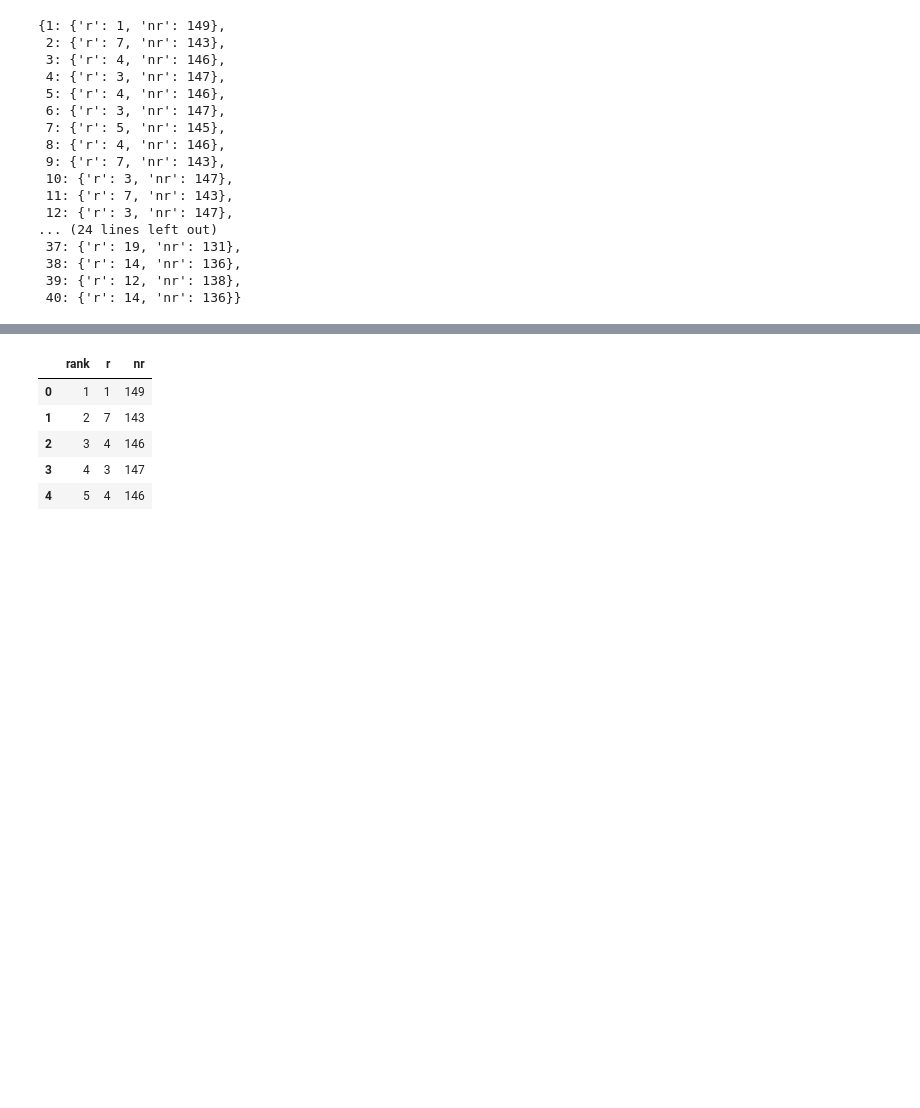
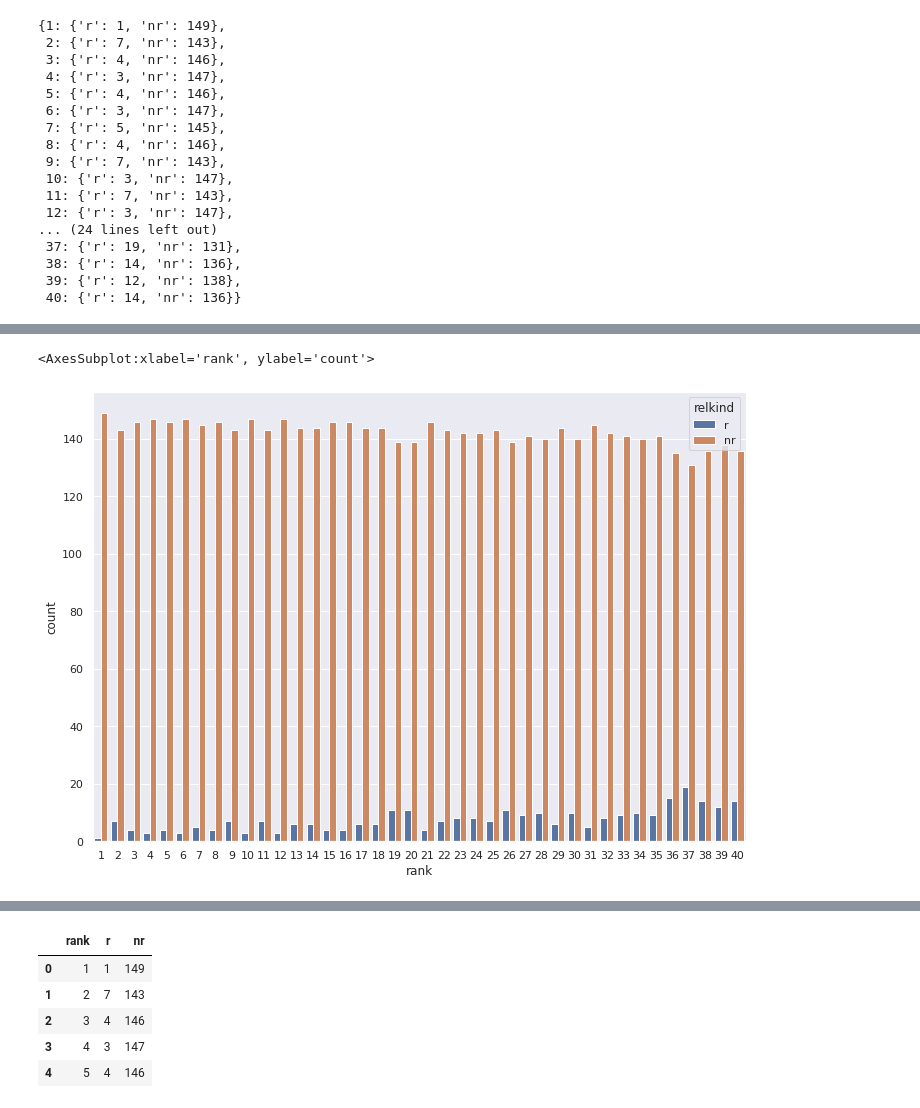
Before and after one commit to pilmus/thesis, a Jupyter notebook: app/notebooks/visualize_ranking_distributions.ipynb, the cells around one changed output, grey strips where cells are left out. Drawn from its saved outputs; the diff is of its cells as text; code cells hidden in the pictures; blank space fills up the shorter version.

Commit message:
More visualization

```diff
--- a/app/notebooks/visualize_ranking_distributions.ipynb
+++ b/app/notebooks/visualize_ranking_distributions.ipynb
@@ -139,3 +148,6 @@ countdict
  38: {'r': 14, 'nr': 136},
  39: {'r': 12, 'nr': 138},
  40: {'r': 14, 'nr': 136}}
+# %%
+complicatdo = [record for reclist in [[{**{'rank':k},**{'relkind':k2,'count':v2}} for k2,v2 in v.items()]  for k,v in countdict.items()] for record in reclist]
+complicatdo[:10]
@@ -141,0 +165,3 @@ countdict
+# %%
+forsns = pd.DataFrame(complicatdo)
+forsns.head(10)
@@ -141,0 +180,7 @@ countdict
+# %%
+
+sns.set(rc={'figure.figsize':(11.7,8.27)})
+sns.barplot(x="rank", y="count", hue="relkind", data=forsns)
+# %% [output]
+<AxesSubplot:xlabel='rank', ylabel='count'>
+[figure, added]
```
Also changed, not shown: parts of 24 cells of this notebook.
